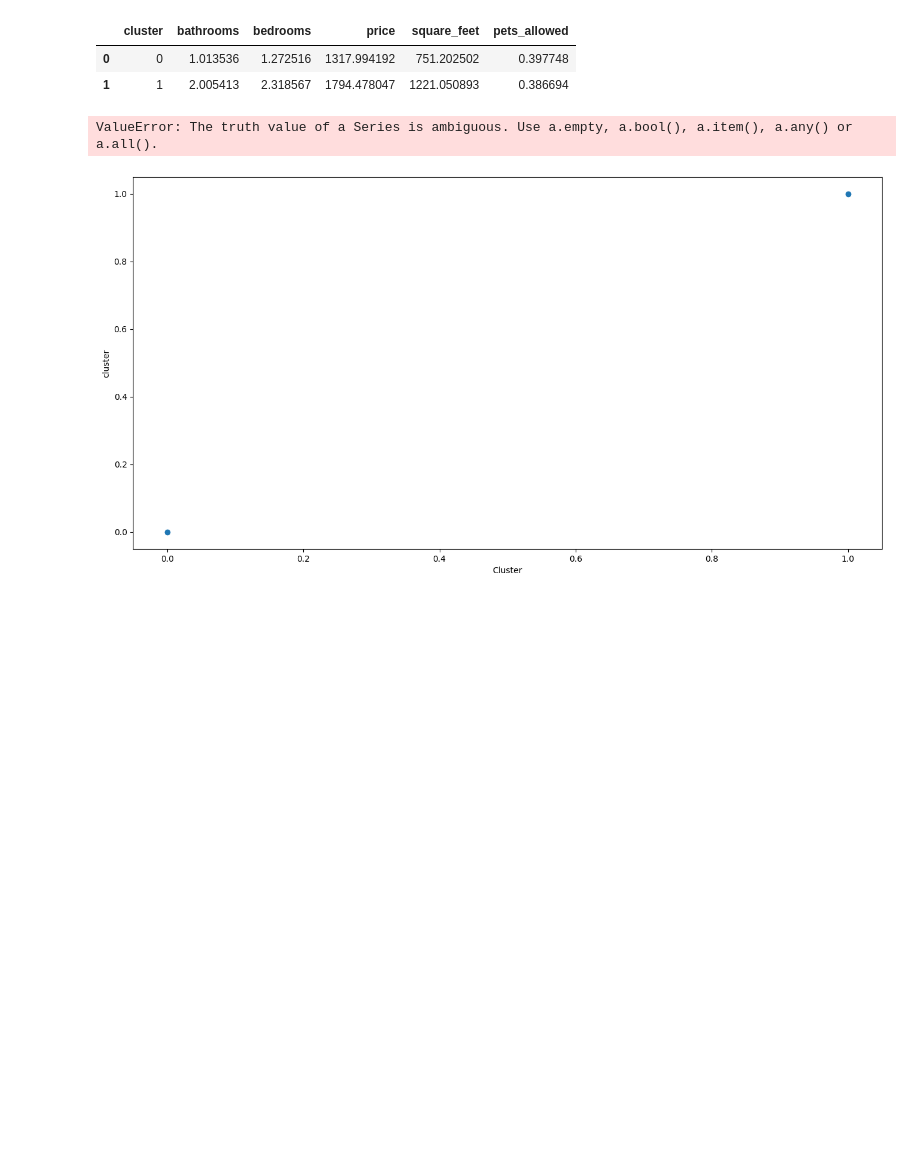
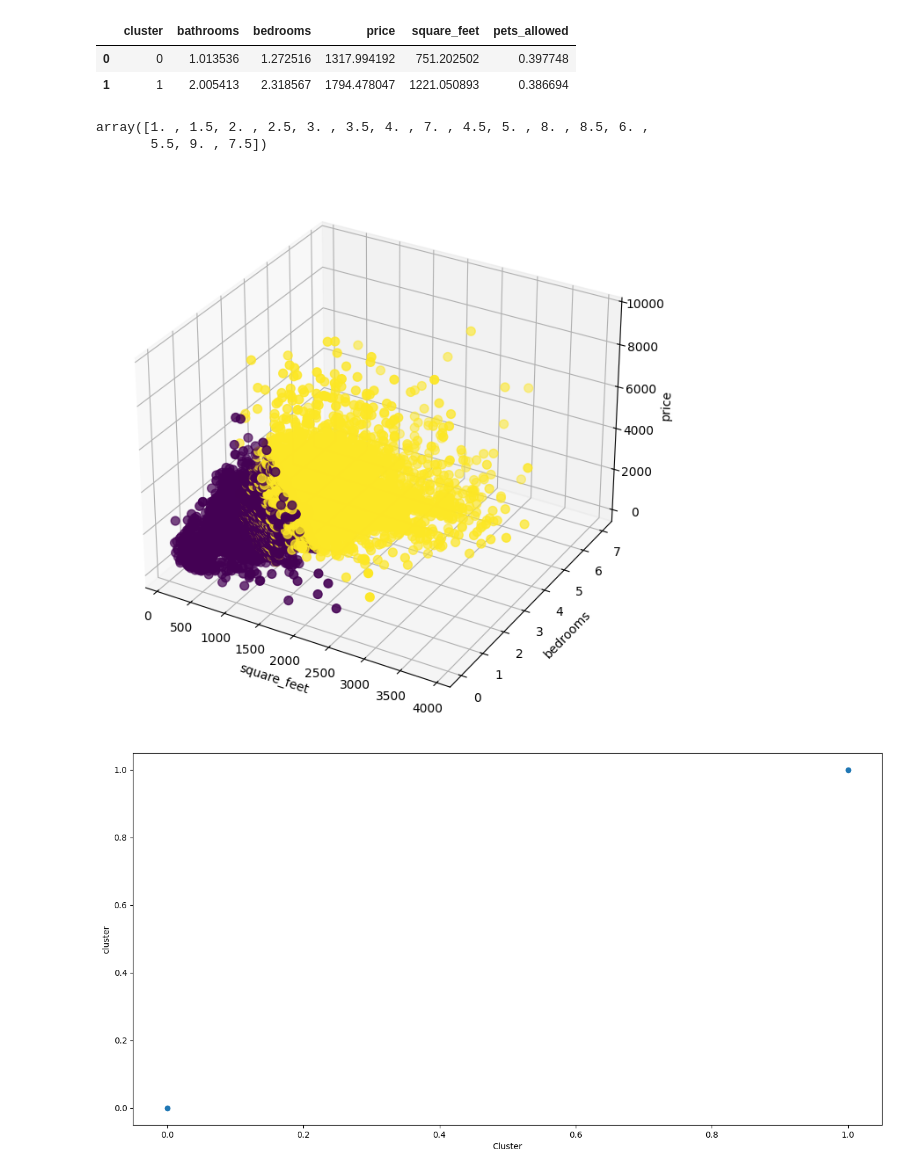
Before and after one commit to hdiazf/machine_learning_2, a Jupyter notebook: notebook/Tarea1_K-Prototypes.ipynb, the cells around one changed output. Drawn from its saved outputs; the diff is of its cells as text; code cells hidden in the pictures; blank space fills up the shorter version.

```diff
--- a/notebook/Tarea1_K-Prototypes.ipynb
+++ b/notebook/Tarea1_K-Prototypes.ipynb
@@ -510,20 +510,25 @@ centers_kprototypes
 |  | cluster | bathrooms | bedrooms | price | square_feet | pets_allowed |
 | 0 | 0 | 1.013536 | 1.272516 | 1317.994192 | 751.202502 | 0.397748 |
 | 1 | 1 | 2.005413 | 2.318567 | 1794.478047 | 1221.050893 | 0.386694 |
+# %%
+df_cuanti.bathrooms.unique()
+# %% [output]
+array([1. , 1.5, 2. , 2.5, 3. , 3.5, 4. , 7. , 4.5, 5. , 8. , 8.5, 6. ,
+       5.5, 9. , 7.5])
 # %%
 # Gráficos de las variables
-df_sin_outliers = df_cuanti[(df_cuanti['bathrooms'] < 3) and (df_cuanti['square_feet'] < 4000)]
+df_sin_outliers = df_cuanti[(df_cuanti['bathrooms'] < 3) & (df_cuanti['square_feet'] < 4000) & (df_cuanti['price'] < 10000)]
 from mpl_toolkits.mplot3d import Axes3D
 fig = plt.figure(figsize=(16,8))
 ax = fig.add_subplot(111, projection='3d')
-ax.scatter( df_sin_outliers.square_feet, df_sin_outliers.bathrooms,df_sin_outliers.price, c=df_sin_outliers['cluster'], s=50, cmap='viridis')
-ax.scatter(centers_kprototypes['square_feet'], centers_kprototypes['bathrooms'], centers_kprototypes['price'], c='red', s=200, alpha=0.5)
+ax.scatter( df_sin_outliers.square_feet, df_sin_outliers.bedrooms,df_sin_outliers.price, c=df_sin_outliers['cluster'], s=50, cmap='viridis')
+ax.scatter(centers_kprototypes['square_feet'], centers_kprototypes['bedrooms'], centers_kprototypes['price'], c='red', s=200, alpha=0.5)
 ax.set_xlabel('square_feet')
-ax.set_ylabel('bathrooms')
+ax.set_ylabel('bedrooms')
 ax.set_zlabel('price')
 plt.show()
 # %% [output]
-ValueError: The truth value of a Series is ambiguous. Use a.empty, a.bool(), a.item(), a.any() or a.all().
+[figure, added]
 # %%
 # Gráficos de las variables
 for i in range(0, len(centers_kprototypes.columns)):
```
